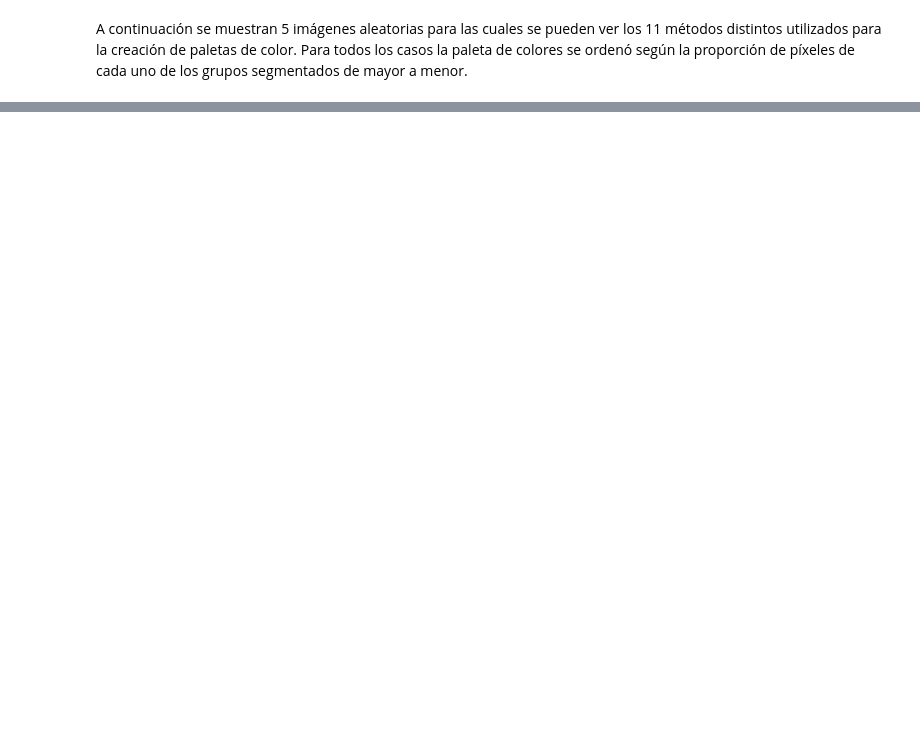
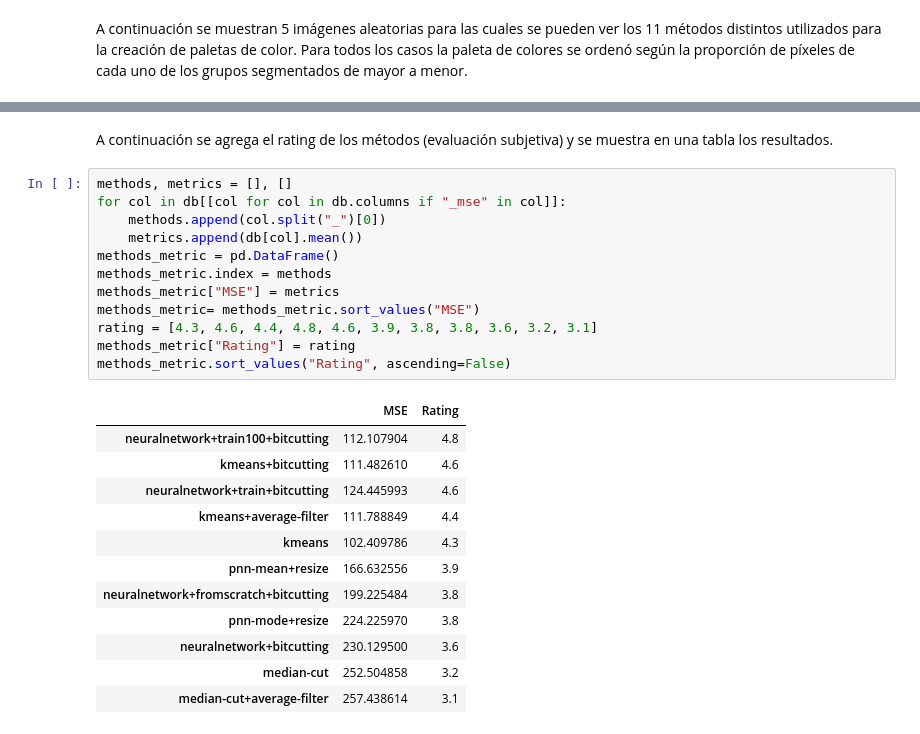
Before and after one commit to Imagenes-y-vision/palette_creator, a Jupyter notebook: paper.ipynb, the cells around one changed output, grey strips where cells are left out. Drawn from its saved outputs; the diff is of its cells as text; blank space fills up the shorter version.

```diff
--- a/paper.ipynb
+++ b/paper.ipynb
@@ -154,0 +215,27 @@ of_color_quantization
+# %% [markdown]
+A continuación se agrega el rating de los métodos (evaluación subjetiva) y se muestra en una tabla los resultados.
+# %%
+methods, metrics = [], []
+for col in db[[col for col in db.columns if "_mse" in col]]:
+    methods.append(col.split("_")[0])
+    metrics.append(db[col].mean())
+methods_metric = pd.DataFrame()
+methods_metric.index = methods
+methods_metric["MSE"] = metrics
+methods_metric= methods_metric.sort_values("MSE")
+rating = [4.3, 4.6, 4.4, 4.8, 4.6, 3.9, 3.8, 3.8, 3.6, 3.2, 3.1]
+methods_metric["Rating"] = rating
+methods_metric.sort_values("Rating", ascending=False)
+# %% [output]
+|  | MSE | Rating |
+| neuralnetwork+train100+bitcutting | 112.107904 | 4.8 |
+| kmeans+bitcutting | 111.482610 | 4.6 |
+| neuralnetwork+train+bitcutting | 124.445993 | 4.6 |
+| kmeans+average-filter | 111.788849 | 4.4 |
+| kmeans | 102.409786 | 4.3 |
+| pnn-mean+resize | 166.632556 | 3.9 |
+| neuralnetwork+fromscratch+bitcutting | 199.225484 | 3.8 |
+| pnn-mode+resize | 224.225970 | 3.8 |
+| neuralnetwork+bitcutting | 230.129500 | 3.6 |
+| median-cut | 252.504858 | 3.2 |
+| median-cut+average-filter | 257.438614 | 3.1 |
```
Also changed, not shown: parts of 8 cells of this notebook.
